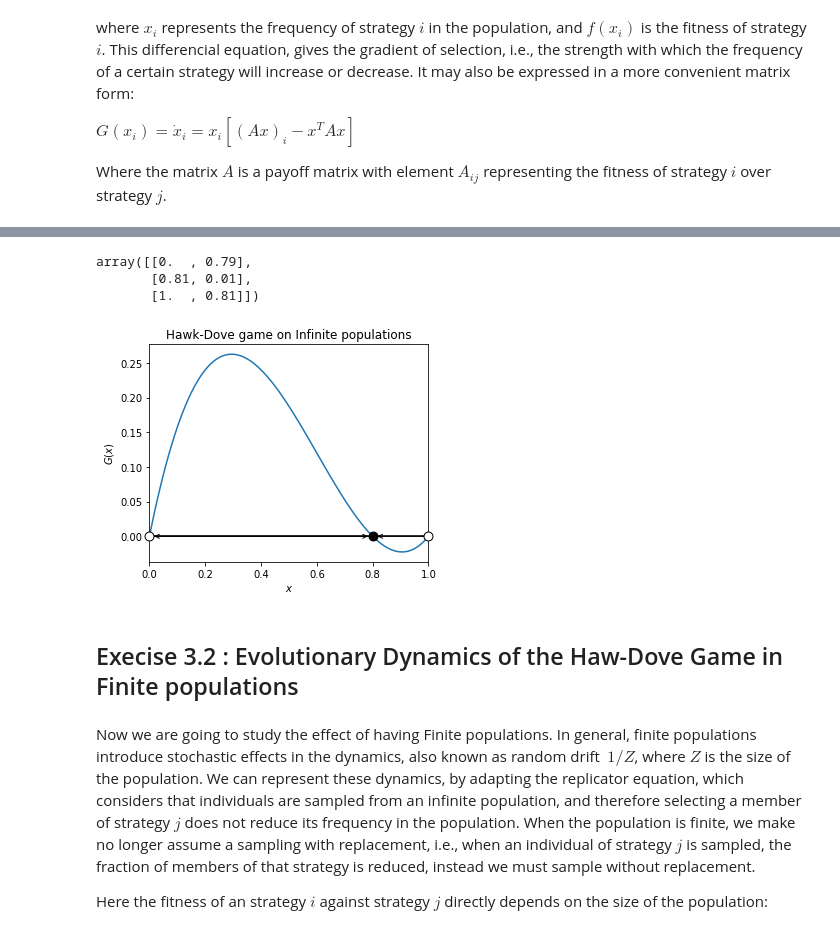
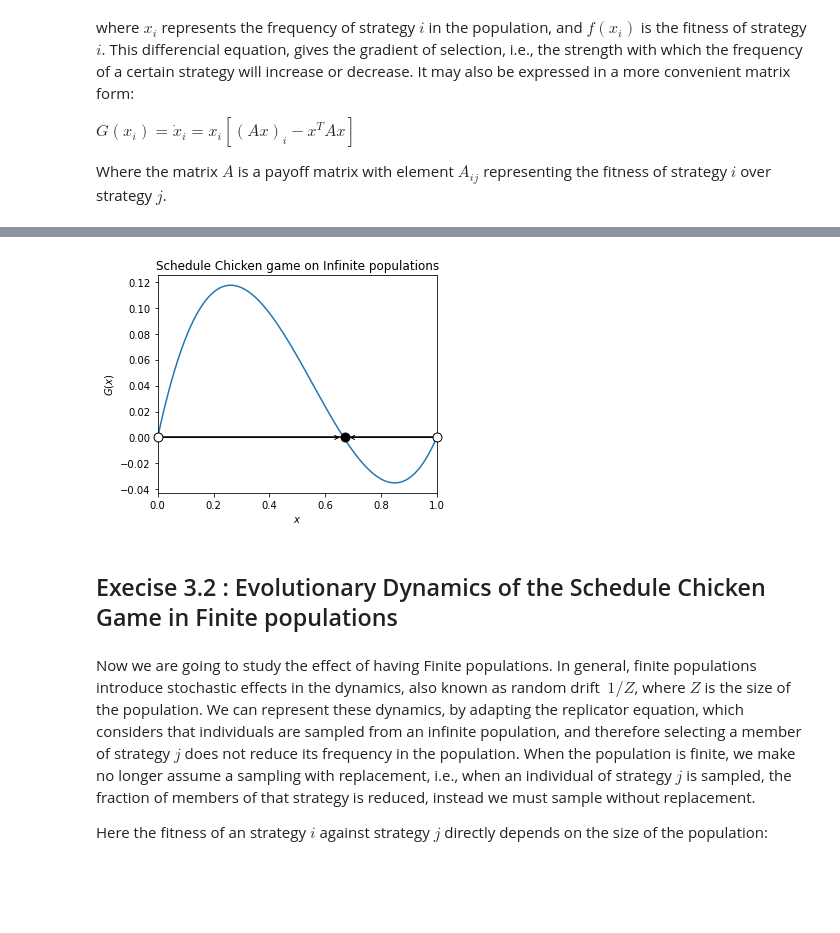
Before and after one commit to Socrats/CGT-Assignment1-2ndSession, a Jupyter notebook: CGT-Exercise.ipynb, the cells around one changed output, grey strips where cells are left out. Cells and saved outputs as stored; diff of their text form; code cells hidden in the pictures; blank space fills up the shorter version.

```diff
--- a/CGT-Exercise.ipynb
+++ b/CGT-Exercise.ipynb
@@ -75,42 +79,36 @@ strategy_j = 1 - strategy_i
 states = np.array((strategy_i,strategy_j)).T
 
 # Payoff matrix
-V = 2; D = 3; T = 1
+E = 2; F = 3; T = 1
 A = np.array([
-        [ (V-D)/2, V],
-        [ 0      , (V/2) - T],
+        [ (E-F)/2, E],
+        [ 0      , E-T],
     ])
 # %%
 # Calculate gradient
 G = np.array([replicator_equation(states[i], A)[0] for i in range(len(states))])
 # %%
 # Find saddle points (where the gradient is 0)
-epsilon = 1e-7
+epsilon = 0.2e-2
 saddle_points_idx = np.where((G <= epsilon) & (G >= -epsilon))[0]
 saddle_points = saddle_points_idx / (nb_points - 1)
 
 # Now let's find which saddle points are absorbing/stable and which aren't
 # we also annotate the gradient's direction among saddle poinst
 saddle_type, gradient_direction = find_saddle_type_and_gradient_direction(G, saddle_points_idx)
-# %%
-gradient_direction
-# %% [output]
-array([[0.  , 0.79],
-       [0.81, 0.01],
-       [1.  , 0.81]])
 # %%
 ax = plot_gradient(strategy_i,
                    G,
                    saddle_points,
                    saddle_type,
                    gradient_direction,
-                   'Hawk-Dove game on Infinite populations',
+                   'Schedule Chicken game on Infinite populations',
                    xlabel='$x$')
 plt.show()
 # %% [output]
-[figure, old version]
+[figure, new version]
 # %% [markdown]
-## Execise 3.2 : Evolutionary Dynamics of the Haw-Dove Game in Finite populations
+## Execise 3.2 : Evolutionary Dynamics of the Schedule Chicken Game in Finite populations
 # %% [markdown]
 Now we are going to study the effect of having Finite populations. In general, finite populations introduce stochastic effects in the dynamics, also known as random drift $~ 1/Z$, where $Z$ is the size of the population. We can represent these dynamics, by adapting the replicator equation, which considers that individuals are sampled from an infinite population, and therefore selecting a member of strategy $j$ does not reduce its frequency in the population. When the population is finite, we make no longer assume a sampling with replacement, i.e., when an individual of strategy $j$ is sampled, the fraction of members of that strategy is reduced, instead we must sample without replacement.
 
```
Also changed, not shown: parts of 10 cells of this notebook, 1 other file.
